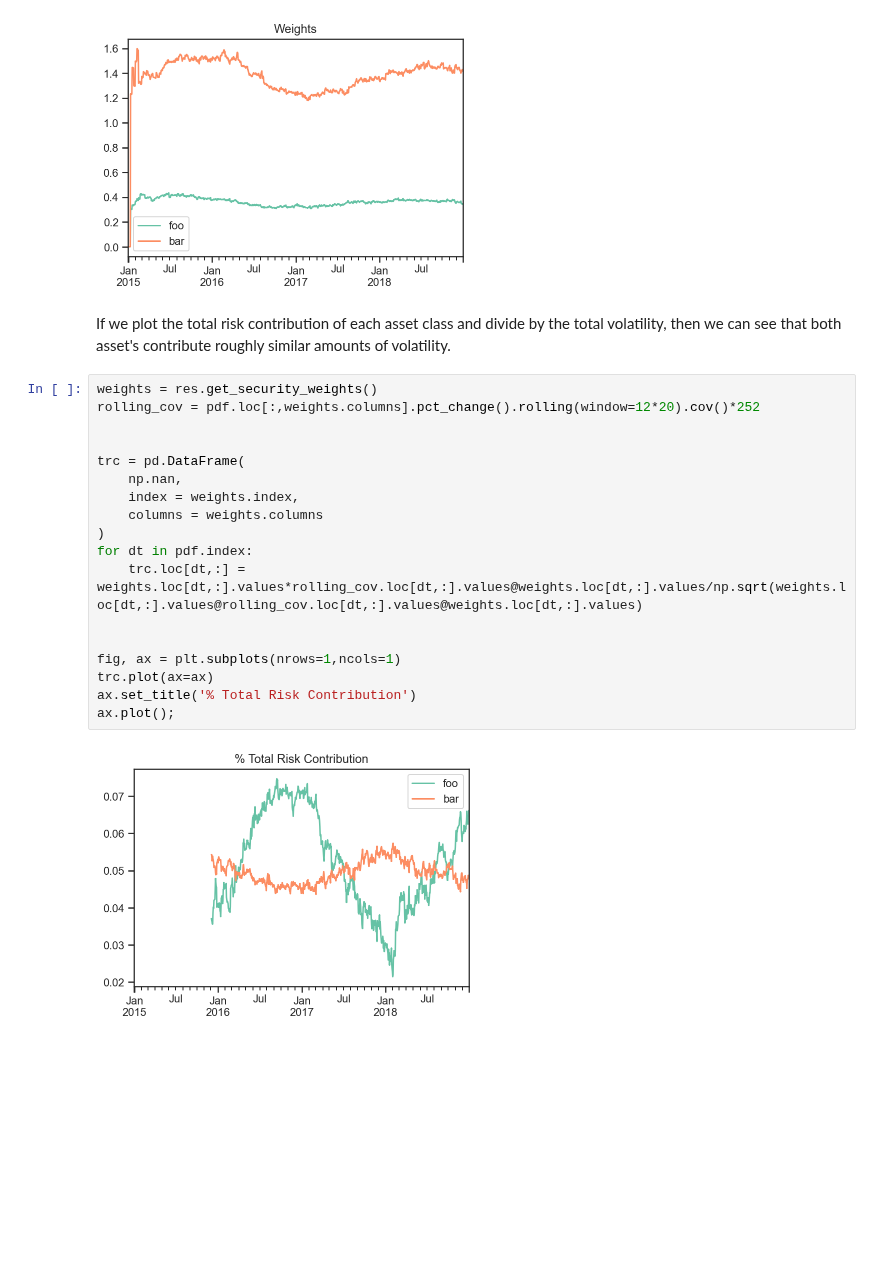
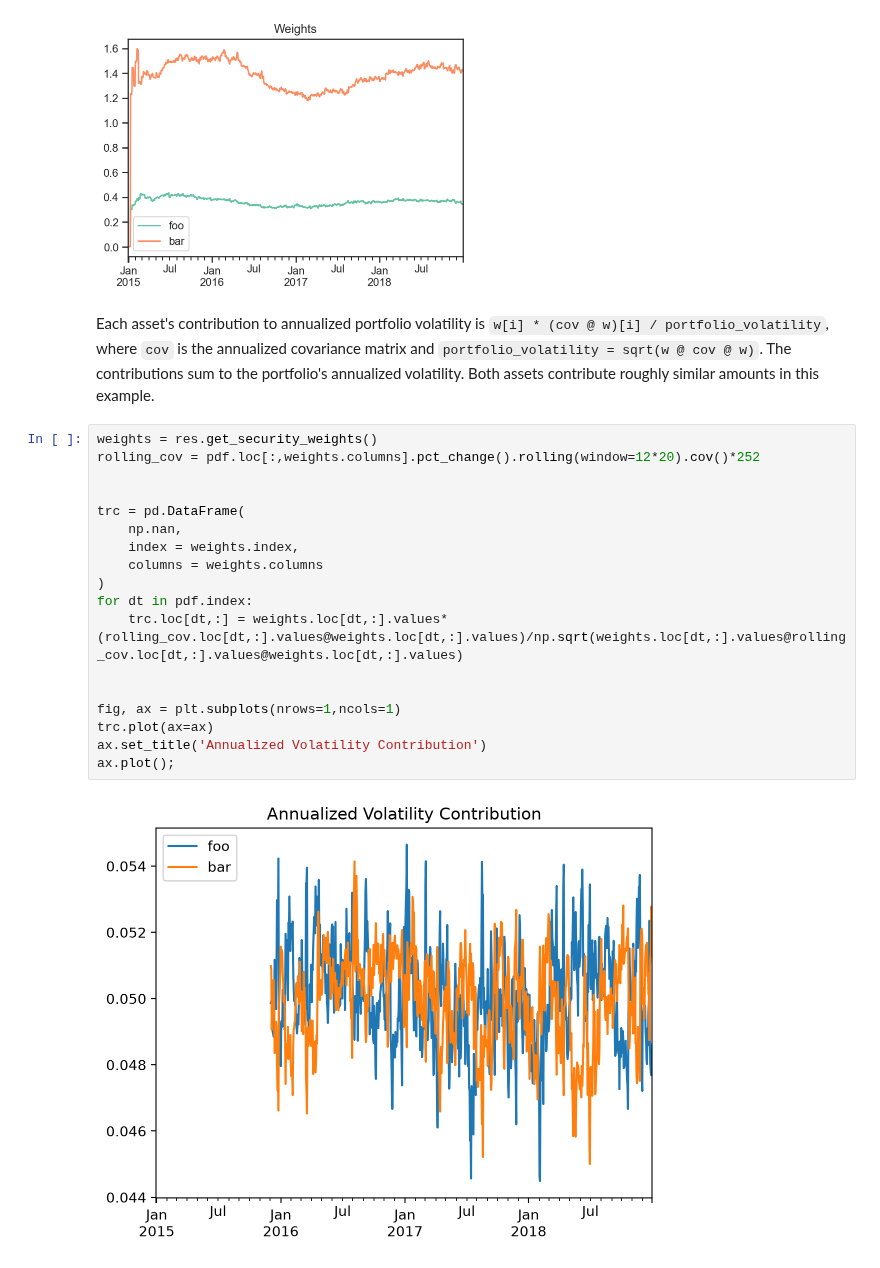
Before and after one commit to pmorissette/bt, a Jupyter notebook: examples/Target_Volatility.ipynb, the cells around one changed output. Saved outputs shown, nothing was run; the diff lists cells and outputs as text; blank space fills up the shorter version.

Commit message:
Correct the Target Volatility risk-contribution chart

```diff
--- a/examples/Target_Volatility.ipynb
+++ b/examples/Target_Volatility.ipynb
@@ -101,25 +101,25 @@ ax.set_title('Weights')
 ax.plot();
 # %% [output]
 [figure]
-# %% [markdown]
-If we plot the total risk contribution of each asset class and divide by the total volatility, then we can see that both asset's contribute roughly similar amounts of volatility.
+# %% [markdown]
+Each asset's contribution to annualized portfolio volatility is `w[i] * (cov @ w)[i] / portfolio_volatility`, where `cov` is the annualized covariance matrix and `portfolio_volatility = sqrt(w @ cov @ w)`. The contributions sum to the portfolio's annualized volatility. Both assets contribute roughly similar amounts in this example.
 # %%
 weights = res.get_security_weights()
 rolling_cov = pdf.loc[:,weights.columns].pct_change().rolling(window=12*20).cov()*252
 
 
 trc = pd.DataFrame(
     np.nan,
     index = weights.index,
     columns = weights.columns
 )
 for dt in pdf.index:
-    trc.loc[dt,:] = weights.loc[dt,:].values*rolling_cov.loc[dt,:].values@weights.loc[dt,:].values/np.sqrt(weights.loc[dt,:].values@rolling_cov.loc[dt,:].values@weights.loc[dt,:].values)
+    trc.loc[dt,:] = weights.loc[dt,:].values*(rolling_cov.loc[dt,:].values@weights.loc[dt,:].values)/np.sqrt(weights.loc[dt,:].values@rolling_cov.loc[dt,:].values@weights.loc[dt,:].values)
 
 
 fig, ax = plt.subplots(nrows=1,ncols=1)
 trc.plot(ax=ax)
-ax.set_title('% Total Risk Contribution')
+ax.set_title('Annualized Volatility Contribution')
 ax.plot();
 # %% [output]
-[figure, old version]
+[figure, new version]
```
Also changed, not shown: 2 other files.
